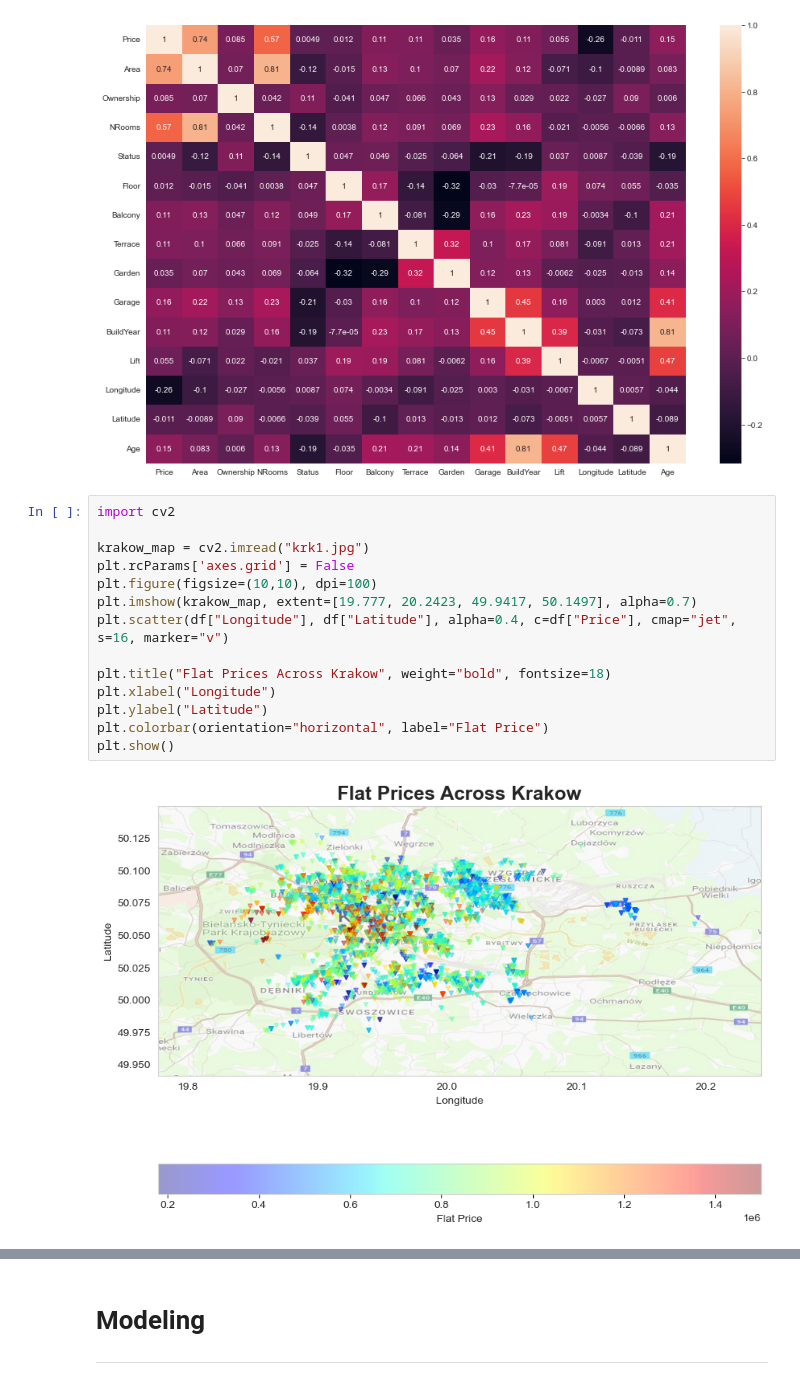
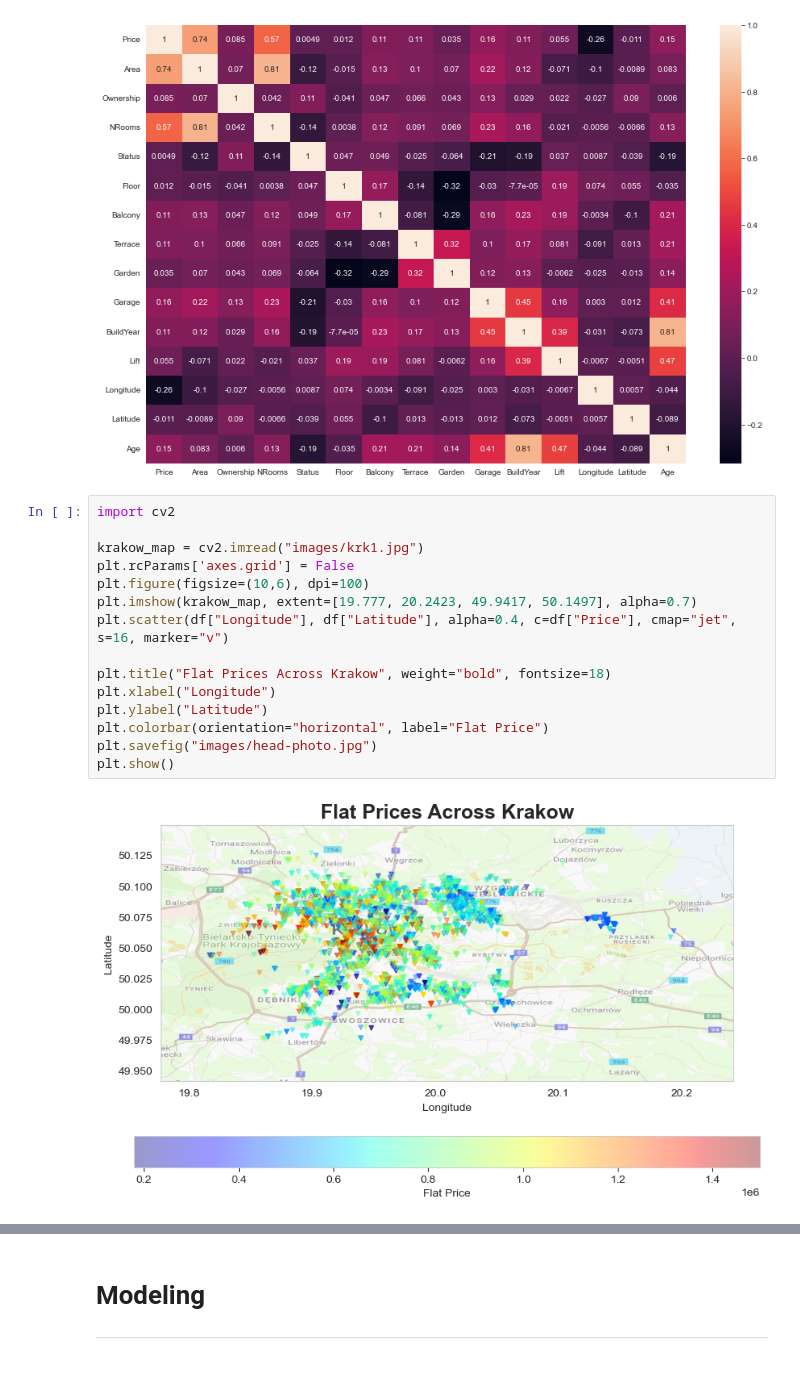
Before and after one commit to milonpabis/price-predictor-poland2024, a Jupyter notebook: krakow-exclusive-analysis.ipynb, the cells around one changed output, grey strips where cells are left out. Saved outputs shown, nothing was run; the diff lists cells and outputs as text.

```diff
--- a/krakow-exclusive-analysis.ipynb
+++ b/krakow-exclusive-analysis.ipynb
@@ -426,16 +431,17 @@ plt.show()
 # %%
 import cv2
 
-krakow_map = cv2.imread("krk1.jpg")
+krakow_map = cv2.imread("images/krk1.jpg")
 plt.rcParams['axes.grid'] = False
-plt.figure(figsize=(10,10), dpi=100)
+plt.figure(figsize=(10,6), dpi=100)
 plt.imshow(krakow_map, extent=[19.777, 20.2423, 49.9417, 50.1497], alpha=0.7)
 plt.scatter(df["Longitude"], df["Latitude"], alpha=0.4, c=df["Price"], cmap="jet", s=16, marker="v")
 
 plt.title("Flat Prices Across Krakow", weight="bold", fontsize=18)
 plt.xlabel("Longitude")
 plt.ylabel("Latitude")
 plt.colorbar(orientation="horizontal", label="Flat Price")
+plt.savefig("images/head-photo.jpg")
 plt.show()
 # %% [output]
-[figure, old version]
+[figure, new version]
```
Also changed, not shown: parts of 20 cells of this notebook, 2 other files.
